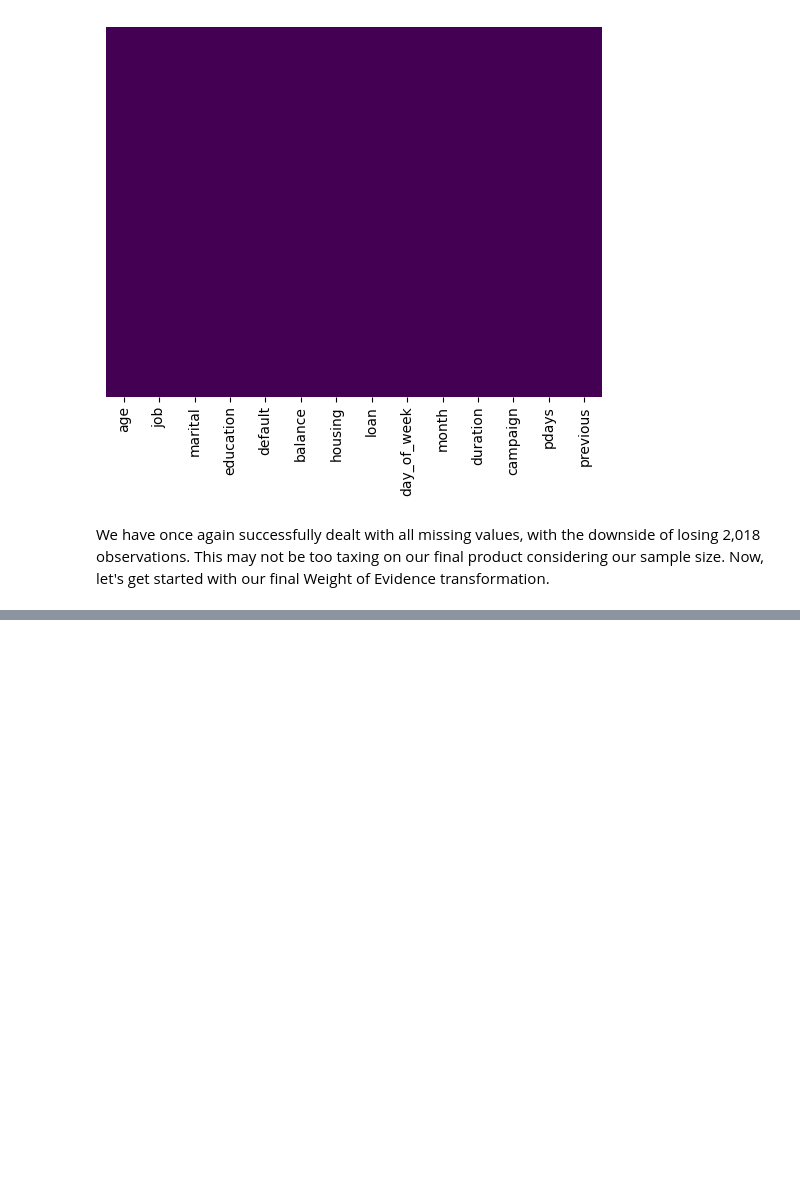
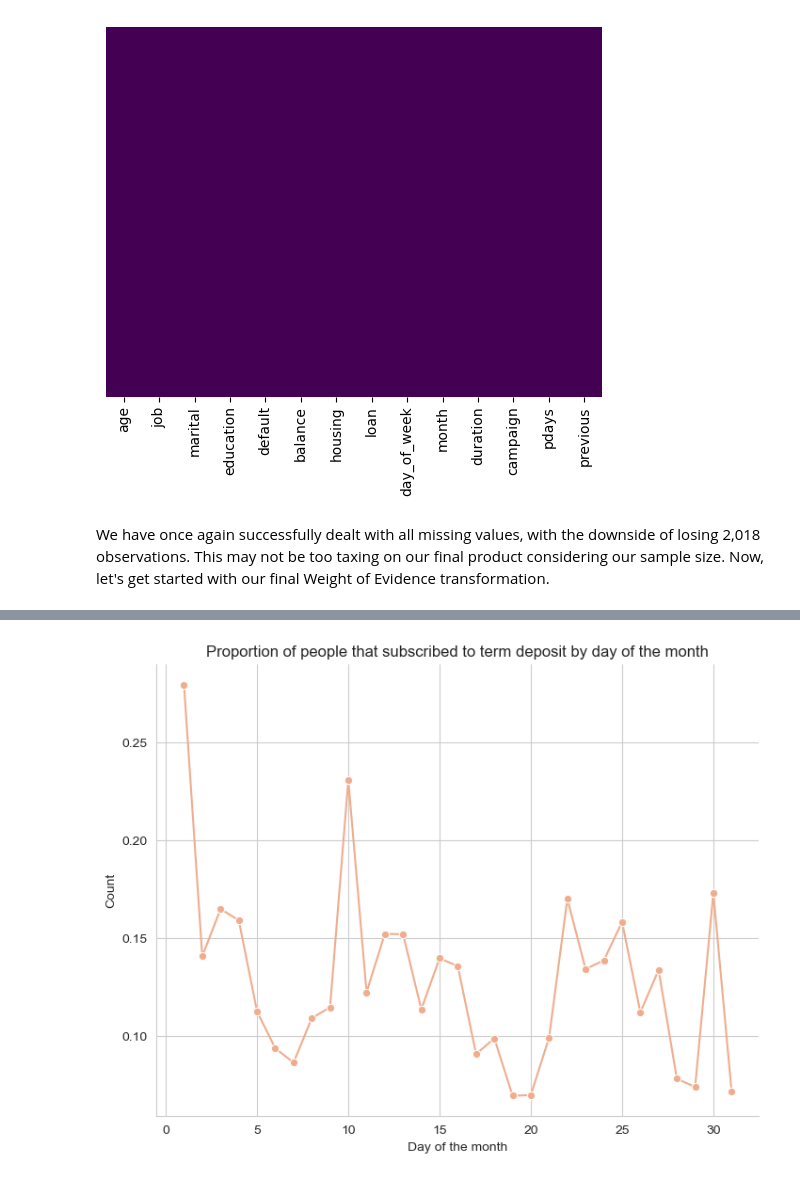
Before and after one commit to ianpv04/Data-Glacier-Project, a Jupyter notebook: project.ipynb, the cells around one changed output, grey strips where cells are left out. Cells and saved outputs as stored; diff of their text form; code cells hidden in the pictures; blank space fills up the shorter version.

Commit message:
Week 10 deliverable

```diff
--- a/project.ipynb
+++ b/project.ipynb
@@ -296,0 +358,7 @@ print(confusion_matrix(y_val, predictions_val))
+# %%
+a = df.groupby('day_of_week').apply(lambda x: x.count())['y']
+# %%
+b = df[df['y'] == 1].groupby('day_of_week').apply(lambda x: x.count())['y']
+# %%
+c = b/a
+c
@@ -296,0 +383,10 @@ print(confusion_matrix(y_val, predictions_val))
+# %%
+fig = plt.figure()
+ax = fig.add_axes([0, 0, 1, 1])
+sns.lineplot(c, color = '#F0AD8E', marker = 'o')
+ax.set_ylabel("Count")
+ax.set_xlabel('Day of the month')
+ax.set_title("Proportion of people that subscribed to term deposit by day of the month")
+sns.despine()
+# %% [output]
+[figure, added]
```
Also changed, not shown: parts of 11 cells of this notebook.
